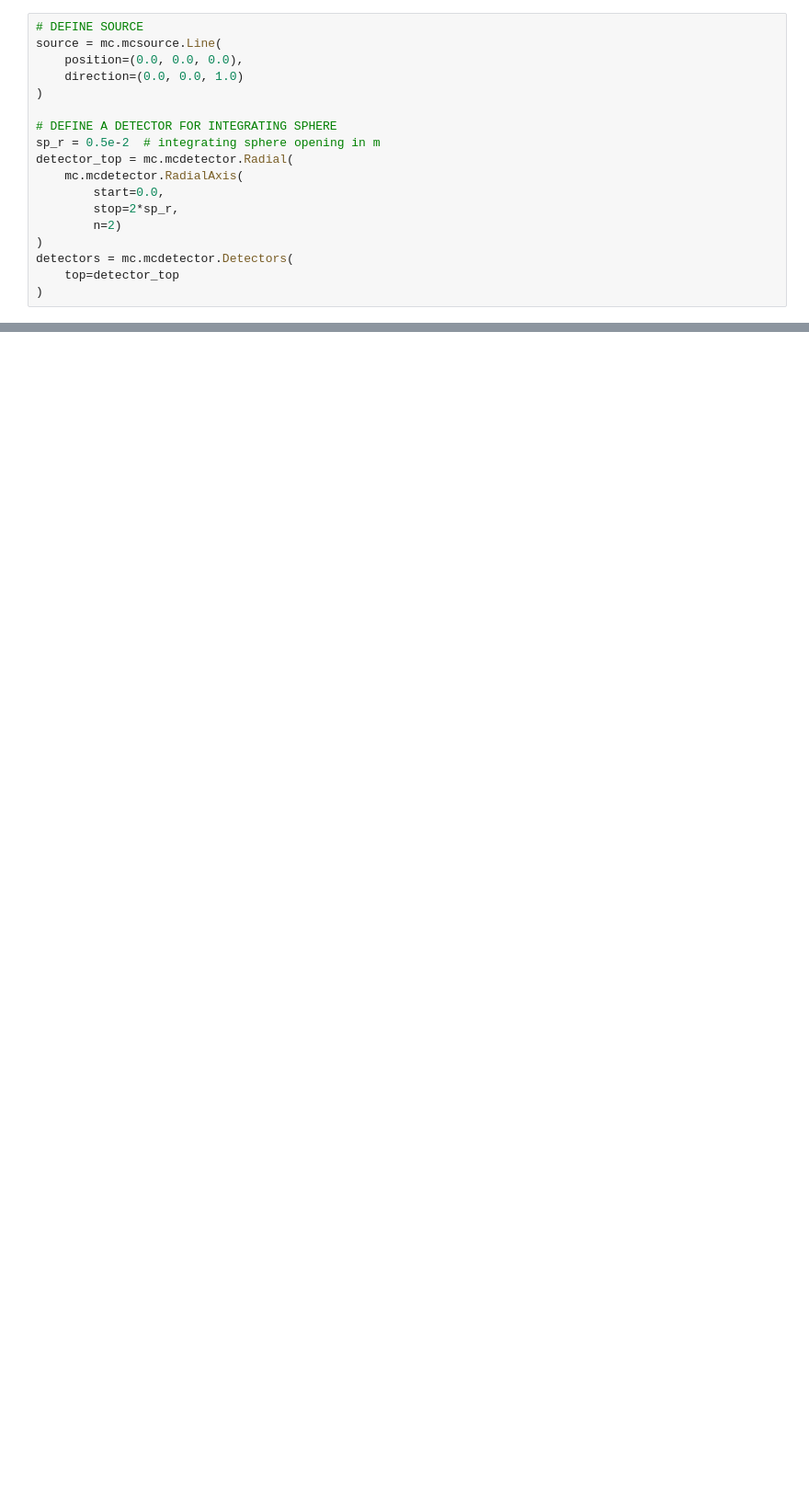
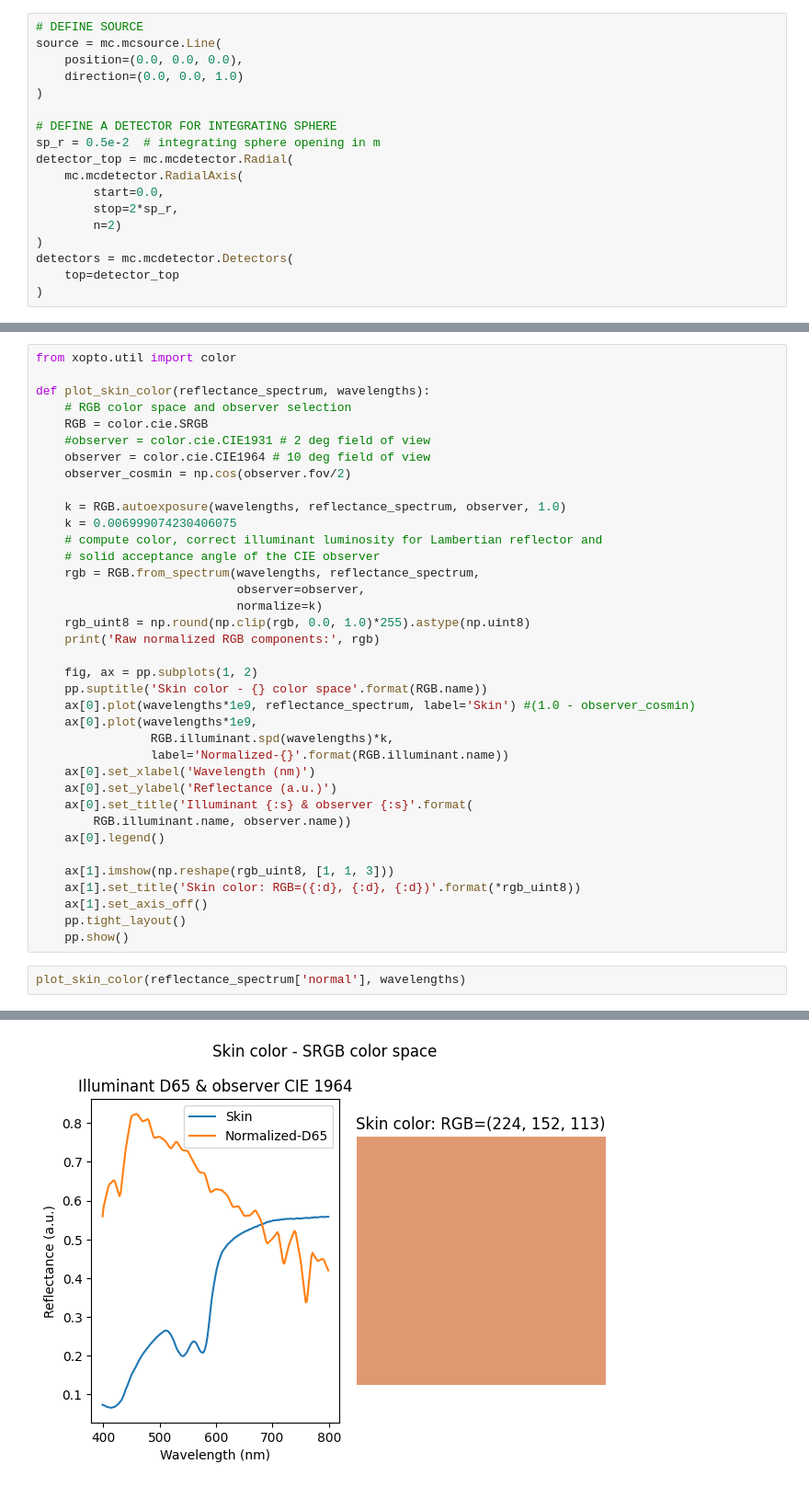
Before and after one commit to mkuziuk/light-in-skin-animation, a Jupyter notebook: skin_spectre_3_layers.ipynb, the cells around one changed output, grey strips where cells are left out. Shown: that part at 92% size. Saved outputs shown, nothing was run; the diff lists cells and outputs as text; blank space fills up the shorter version.

```diff
--- a/skin_spectre_3_layers.ipynb
+++ b/skin_spectre_3_layers.ipynb
@@ -125,0 +105,40 @@ pp.show()
+# %%
+from xopto.util import color
+
+def plot_skin_color(reflectance_spectrum, wavelengths):
+    # RGB color space and observer selection
+    RGB = color.cie.SRGB
+    #observer = color.cie.CIE1931 # 2 deg field of view
+    observer = color.cie.CIE1964 # 10 deg field of view
+    observer_cosmin = np.cos(observer.fov/2)
+
+    k = RGB.autoexposure(wavelengths, reflectance_spectrum, observer, 1.0)
+    k = 0.006999074230406075
+    # compute color, correct illuminant luminosity for Lambertian reflector and
+    # solid acceptance angle of the CIE observer
+    rgb = RGB.from_spectrum(wavelengths, reflectance_spectrum,
+                            observer=observer,
+                            normalize=k)
+    rgb_uint8 = np.round(np.clip(rgb, 0.0, 1.0)*255).astype(np.uint8)
+    print('Raw normalized RGB components:', rgb)
+
+    fig, ax = pp.subplots(1, 2)
+    pp.suptitle('Skin color - {} color space'.format(RGB.name))
+    ax[0].plot(wavelengths*1e9, reflectance_spectrum, label='Skin') #(1.0 - observer_cosmin)
+    ax[0].plot(wavelengths*1e9,
+                RGB.illuminant.spd(wavelengths)*k,
+                label='Normalized-{}'.format(RGB.illuminant.name))
+    ax[0].set_xlabel('Wavelength (nm)')
+    ax[0].set_ylabel('Reflectance (a.u.)')
+    ax[0].set_title('Illuminant {:s} & observer {:s}'.format(
+        RGB.illuminant.name, observer.name))
+    ax[0].legend()
+
+    ax[1].imshow(np.reshape(rgb_uint8, [1, 1, 3]))
+    ax[1].set_title('Skin color: RGB=({:d}, {:d}, {:d})'.format(*rgb_uint8))
+    ax[1].set_axis_off()
+    pp.tight_layout()
+    pp.show()
+# %%
+plot_skin_color(reflectance_spectrum['normal'], wavelengths)
+# %% [output]
@@ -125,0 +146 @@ pp.show()
+[figure, added]
```
Also changed, not shown: parts of 14 cells of this notebook, 8 other files.
